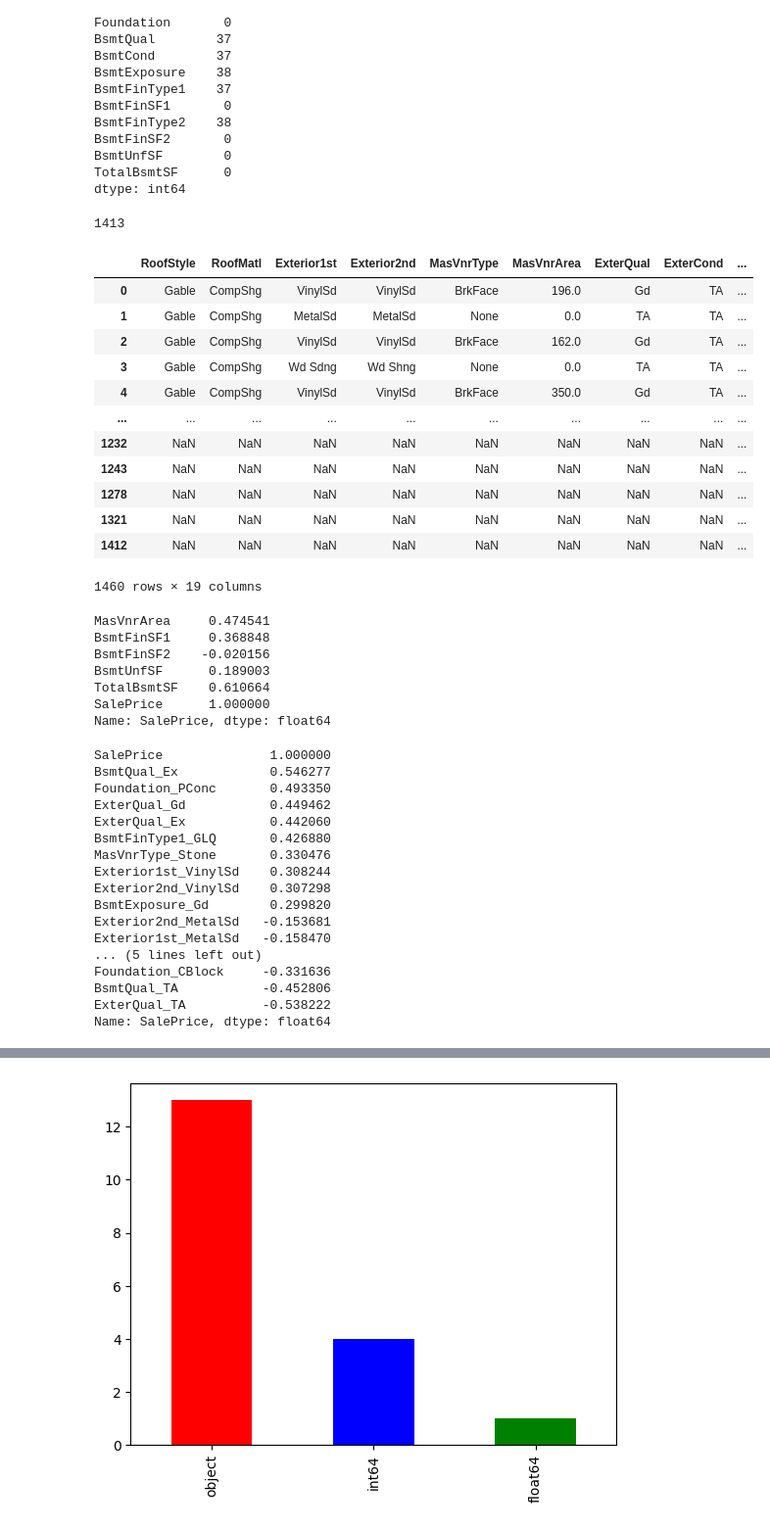
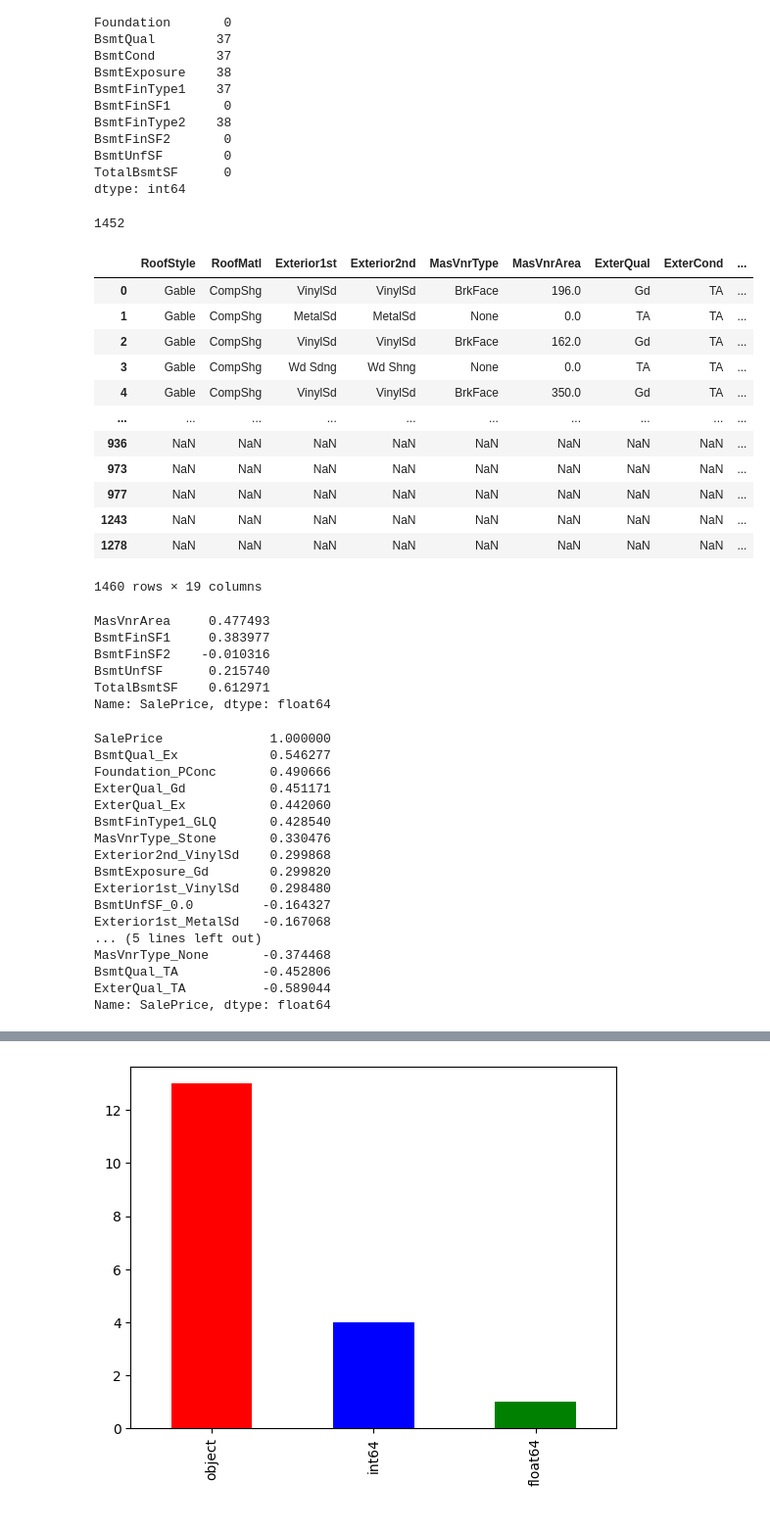
Before and after one commit to yichen-huang/House-Prices-Advanced-Regression-Techniques, a Jupyter notebook: data_understanding_column_20_40.ipynb, the cells around one changed output, grey strips where cells are left out. Shown at 98% size. Drawn from its saved outputs; the diff is of its cells as text; code cells hidden in the pictures.

```diff
--- a/data_understanding_column_20_40.ipynb
+++ b/data_understanding_column_20_40.ipynb
@@ -159,43 +180,42 @@ dtype: int64
 # Handle missing values - Example 2: Removal of rows with missing values
 selected_columns.dropna(subset=['MasVnrType'], inplace=True)  # Remove rows with missing values in the specified column
 selected_columns.dropna(subset=['MasVnrArea'], inplace=True)
-selected_columns.dropna(subset=['BsmtQual'], inplace=True)
-selected_columns.dropna(subset=['BsmtCond'], inplace=True)
-selected_columns.dropna(subset=['BsmtExposure'], inplace=True)
-selected_columns.dropna(subset=['BsmtFinType1'], inplace=True)
-selected_columns.dropna(subset=['BsmtFinType2'], inplace=True)
 
+# for these attributes, this is not missing values : BsmtQual, BsmtCond, BsmtExposure, BsmtFinType1, BsmtFinType2.
 selected_columns.shape[0] #the new number of rows in selected_columns
 # %% [output]
-1413
+1452
 # %%
+import pandas as pd
+
+train = pd.read_csv('train.csv', sep=',')
+
 saleprice = train['SalePrice'] #add the column SalePrice
 select = pd.concat([selected_columns, saleprice], axis=1)
 select
 # %% [output]
 |  | RoofStyle | RoofMatl | Exterior1st | Exterior2nd | MasVnrType | MasVnrArea | ExterQual | ExterCond | ... |
 | 0 | Gable | CompShg | VinylSd | VinylSd | BrkFace | 196.0 | Gd | TA | ... |
 | 1 | Gable | CompShg | MetalSd | MetalSd | None | 0.0 | TA | TA | ... |
 | 2 | Gable | CompShg | VinylSd | VinylSd | BrkFace | 162.0 | Gd | TA | ... |
 | 3 | Gable | CompShg | Wd Sdng | Wd Shng | None | 0.0 | TA | TA | ... |
 | 4 | Gable | CompShg | VinylSd | VinylSd | BrkFace | 350.0 | Gd | TA | ... |
 | ... | ... | ... | ... | ... | ... | ... | ... | ... | ... |
-| 1232 | NaN | NaN | NaN | NaN | NaN | NaN | NaN | NaN | ... |
+| 936 | NaN | NaN | NaN | NaN | NaN | NaN | NaN | NaN | ... |
+| 973 | NaN | NaN | NaN | NaN | NaN | NaN | NaN | NaN | ... |
+| 977 | NaN | NaN | NaN | NaN | NaN | NaN | NaN | NaN | ... |
 | 1243 | NaN | NaN | NaN | NaN | NaN | NaN | NaN | NaN | ... |
 | 1278 | NaN | NaN | NaN | NaN | NaN | NaN | NaN | NaN | ... |
-| 1321 | NaN | NaN | NaN | NaN | NaN | NaN | NaN | NaN | ... |
-| 1412 | NaN | NaN | NaN | NaN | NaN | NaN | NaN | NaN | ... |
 1460 rows × 19 columns
 # %%
-correlations = select.corr()['SalePrice']
+correlations = select.corr()['SalePrice'].drop('SalePrice')
 print(correlations)
 # %% [output]
-MasVnrArea     0.474541
-BsmtFinSF1     0.368848
-BsmtFinSF2    -0.020156
-BsmtUnfSF      0.189003
-TotalBsmtSF    0.610664
-SalePrice      1.000000
+MasVnrArea     0.477493
+BsmtFinSF1     0.383977
+BsmtFinSF2    -0.010316
+BsmtUnfSF      0.215740
+TotalBsmtSF    0.612971
 Name: SalePrice, dtype: float64
 # %%
 #now correlations with all the columns compared to the sale price
@@ -203,10 +223,10 @@ Name: SalePrice, dtype: float64
 non_integer_columns = select.select_dtypes(exclude=['int']).columns
 #encoded_select = pd.get_dummies(select, columns=['non_integer_columns'])
 encoded_select = pd.get_dummies(select, columns=non_integer_columns)
-correlations = encoded_select.corr()['SalePrice']
+correlations_2 = encoded_select.corr()['SalePrice']
 
 # Sort correlations in descending order
-sorted_correlations = correlations.sort_values(ascending=False)
+sorted_correlations = correlations_2.sort_values(ascending=False)
 
 # Select the top 10 strongest positive correlations
 top_10_positive = sorted_correlations.head(10)
@@ -221,18 +241,18 @@ print(top_correlations)
 # %% [output]
 SalePrice              1.000000
 BsmtQual_Ex            0.546277
-Foundation_PConc       0.493350
-ExterQual_Gd           0.449462
+Foundation_PConc       0.490666
+ExterQual_Gd           0.451171
 ExterQual_Ex           0.442060
-BsmtFinType1_GLQ       0.426880
+BsmtFinType1_GLQ       0.428540
 MasVnrType_Stone       0.330476
-Exterior1st_VinylSd    0.308244
-Exterior2nd_VinylSd    0.307298
+Exterior2nd_VinylSd    0.299868
 BsmtExposure_Gd        0.299820
-Exterior2nd_MetalSd   -0.153681
-Exterior1st_MetalSd   -0.158470
+Exterior1st_VinylSd    0.298480
+BsmtUnfSF_0.0         -0.164327
+Exterior1st_MetalSd   -0.167068
 ... (5 lines left out)
-Foundation_CBlock     -0.331636
+MasVnrType_None       -0.374468
 BsmtQual_TA           -0.452806
-ExterQual_TA          -0.538222
+ExterQual_TA          -0.589044
 Name: SalePrice, dtype: float64
```
Also changed, not shown: parts of 35 cells of this notebook.
